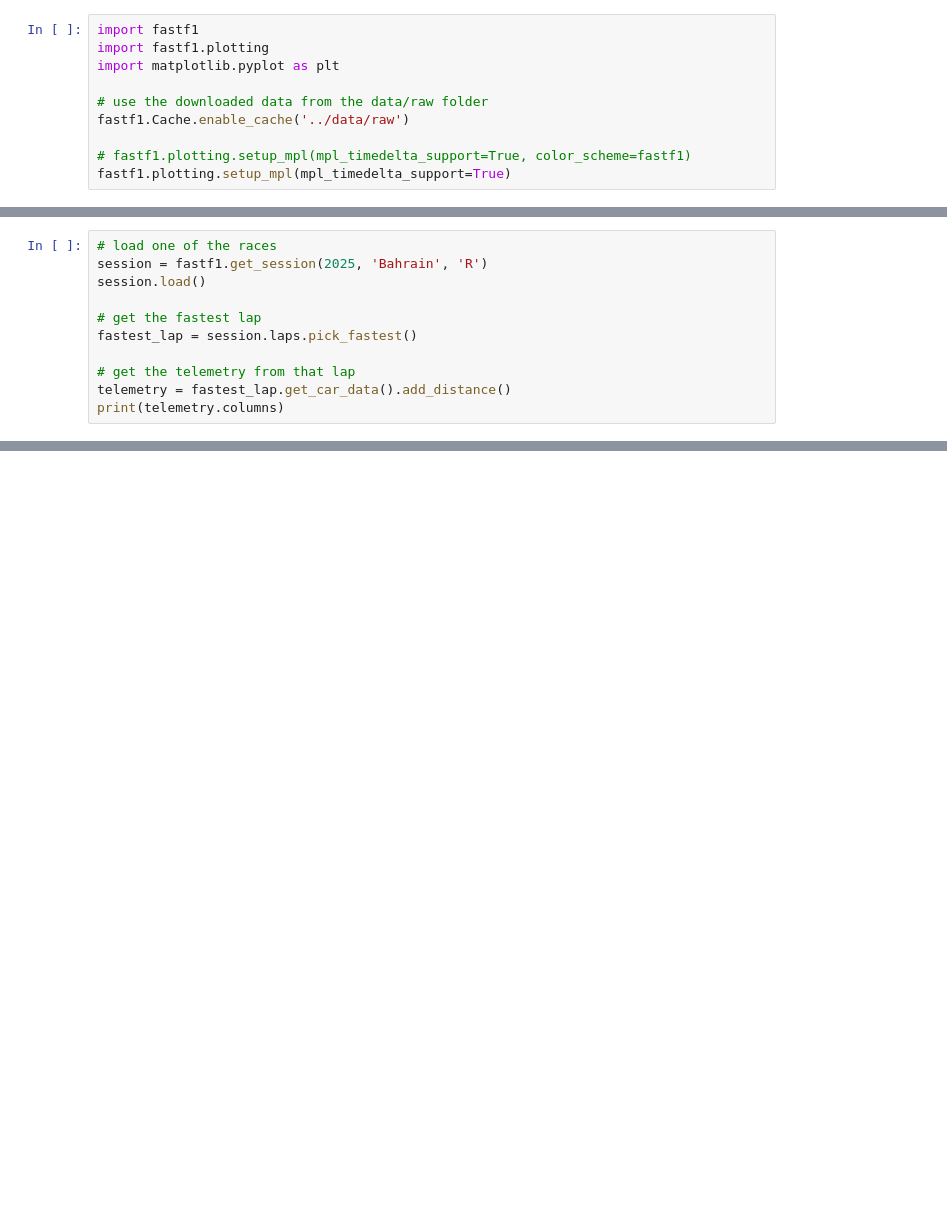
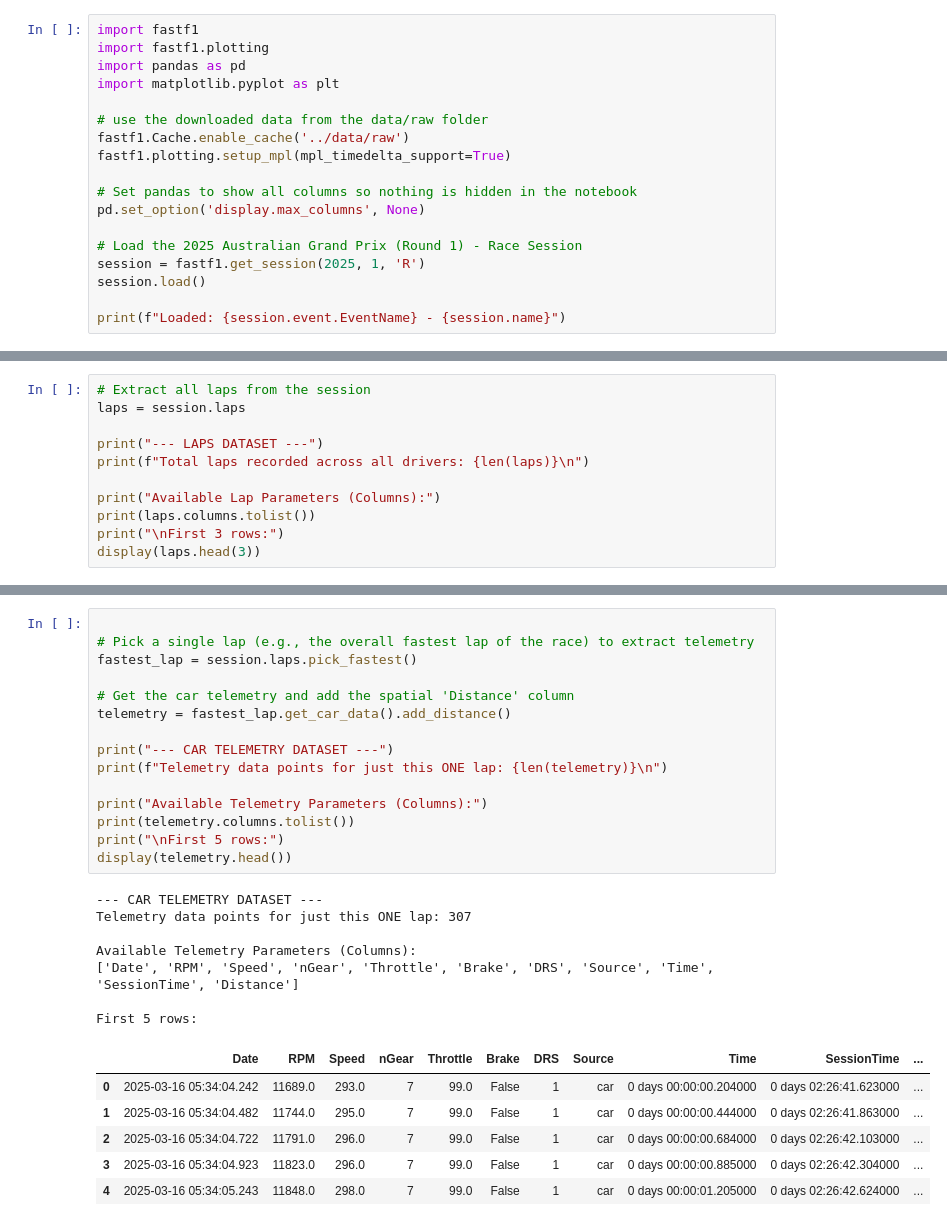
Before and after one commit to cristianooo1/ai_f1, a Jupyter notebook: notebooks/01_circuit_driver.ipynb, the cells around one changed output, grey strips where cells are left out. Cells and saved outputs as stored; diff of their text form; blank space fills up the shorter version.

```diff
--- a/notebooks/01_circuit_driver.ipynb
+++ b/notebooks/01_circuit_driver.ipynb
@@ -1,10 +1,18 @@
 # %%
 import fastf1
 import fastf1.plotting
+import pandas as pd
 import matplotlib.pyplot as plt
 
 # use the downloaded data from the data/raw folder
 fastf1.Cache.enable_cache('../data/raw')
+fastf1.plotting.setup_mpl(mpl_timedelta_support=True)
 
-# fastf1.plotting.setup_mpl(mpl_timedelta_support=True, color_scheme=fastf1)
-fastf1.plotting.setup_mpl(mpl_timedelta_support=True)
+# Set pandas to show all columns so nothing is hidden in the notebook
+pd.set_option('display.max_columns', None)
+
+# Load the 2025 Australian Grand Prix (Round 1) - Race Session
+session = fastf1.get_session(2025, 1, 'R')
+session.load()
+
+print(f"Loaded: {session.event.EventName} - {session.name}")
@@ -11,12 +39,12 @@ fastf1.plotting.setup_mpl(mpl_timedelta_support=True)
 # %%
-# load one of the races
-session = fastf1.get_session(2025, 'Bahrain', 'R')
-session.load()
+# Extract all laps from the session
+laps = session.laps
 
-# get the fastest lap
-fastest_lap = session.laps.pick_fastest()
+print("--- LAPS DATASET ---")
+print(f"Total laps recorded across all drivers: {len(laps)}\n")
 
-# get the telemetry from that lap
-telemetry = fastest_lap.get_car_data().add_distance()
-print(telemetry.columns)
+print("Available Lap Parameters (Columns):")
+print(laps.columns.tolist())
+print("\nFirst 3 rows:")
+display(laps.head(3))
 # %% [output]
@@ -39,0 +62,29 @@ Index(['Date', 'RPM', 'Speed', 'nGear', 'Throttle', 'Brake', 'DRS', 'Source',
+# %%
+
+# Pick a single lap (e.g., the overall fastest lap of the race) to extract telemetry
+fastest_lap = session.laps.pick_fastest()
+
+# Get the car telemetry and add the spatial 'Distance' column
+telemetry = fastest_lap.get_car_data().add_distance()
+
+print("--- CAR TELEMETRY DATASET ---")
+print(f"Telemetry data points for just this ONE lap: {len(telemetry)}\n")
+
+print("Available Telemetry Parameters (Columns):")
+print(telemetry.columns.tolist())
+print("\nFirst 5 rows:")
+display(telemetry.head())
+# %% [output]
+--- CAR TELEMETRY DATASET ---
+Telemetry data points for just this ONE lap: 307
+
+Available Telemetry Parameters (Columns):
+['Date', 'RPM', 'Speed', 'nGear', 'Throttle', 'Brake', 'DRS', 'Source', 'Time', 'SessionTime', 'Distance']
+
+First 5 rows:
+|  | Date | RPM | Speed | nGear | Throttle | Brake | DRS | Source | Time | SessionTime | ... |
+| 0 | 2025-03-16 05:34:04.242 | 11689.0 | 293.0 | 7 | 99.0 | False | 1 | car | 0 days 00:00:00.204000 | 0 days 02:26:41.623000 | ... |
+| 1 | 2025-03-16 05:34:04.482 | 11744.0 | 295.0 | 7 | 99.0 | False | 1 | car | 0 days 00:00:00.444000 | 0 days 02:26:41.863000 | ... |
+| 2 | 2025-03-16 05:34:04.722 | 11791.0 | 296.0 | 7 | 99.0 | False | 1 | car | 0 days 00:00:00.684000 | 0 days 02:26:42.103000 | ... |
+| 3 | 2025-03-16 05:34:04.923 | 11823.0 | 296.0 | 7 | 99.0 | False | 1 | car | 0 days 00:00:00.885000 | 0 days 02:26:42.304000 | ... |
+| 4 | 2025-03-16 05:34:05.243 | 11848.0 | 298.0 | 7 | 99.0 | False | 1 | car | 0 days 00:00:01.205000 | 0 days 02:26:42.624000 | ... |
```
Also changed, not shown: parts of 5 cells of this notebook, 2 other files.
